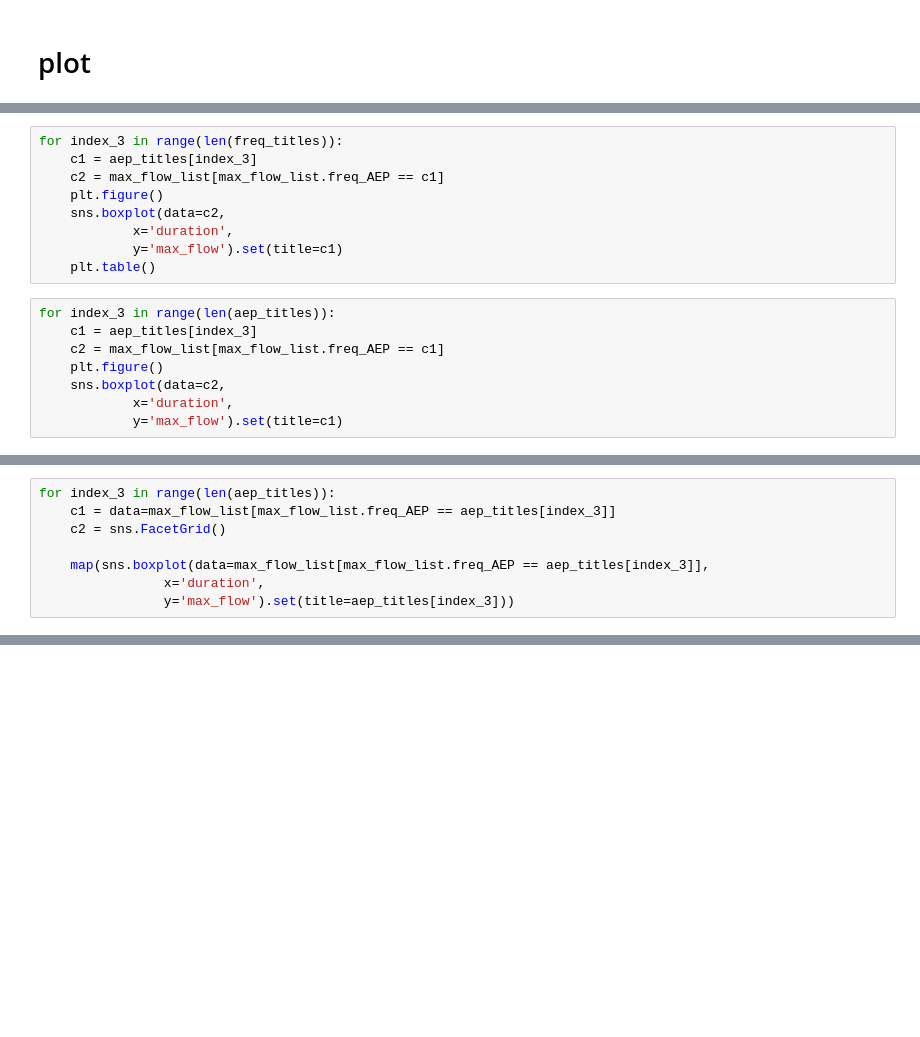
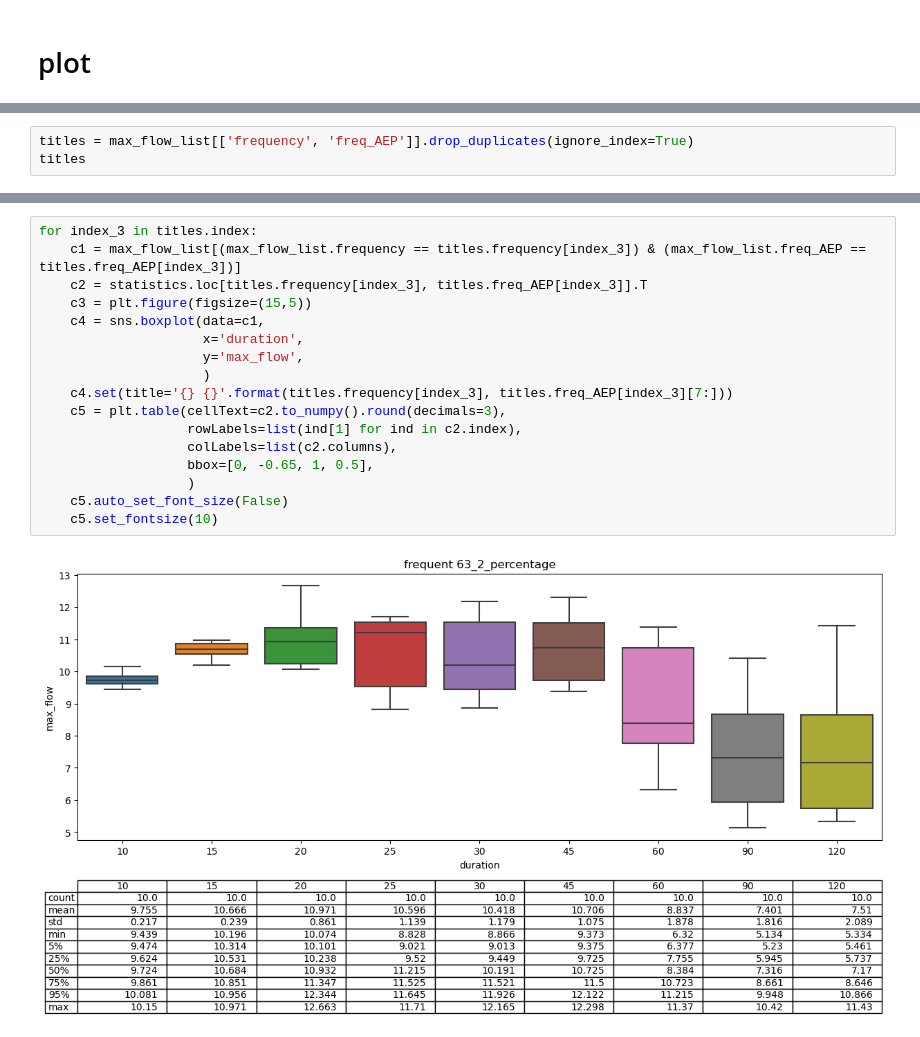
Before and after one commit to Holger-Paxi/Flood_Estimation, a Jupyter notebook: generate_stats_plot_SWMM_hydrograph.ipynb, the cells around one changed output, grey strips where cells are left out. Drawn from its saved outputs; the diff is of its cells as text; blank space fills up the shorter version.

Commit message:
UPDATE generate_stats_plot_SWMM_hydrograph.ipynb that generate the plots

```diff
--- a/generate_stats_plot_SWMM_hydrograph.ipynb
+++ b/generate_stats_plot_SWMM_hydrograph.ipynb
@@ -146,17 +158,0 @@ aep_titles
-# %%
-for index_3 in range(len(freq_titles)):
-    c1 = aep_titles[index_3]
-    c2 = max_flow_list[max_flow_list.freq_AEP == c1]
-    plt.figure()
-    sns.boxplot(data=c2,
-            x='duration',
-            y='max_flow').set(title=c1)
-    plt.table()
-# %%
-for index_3 in range(len(aep_titles)):
-    c1 = aep_titles[index_3]
-    c2 = max_flow_list[max_flow_list.freq_AEP == c1]
-    plt.figure()
-    sns.boxplot(data=c2,
-            x='duration',
-            y='max_flow').set(title=c1)
@@ -252,8 +158,0 @@ sns.boxplot(data=max_flow_list[max_flow_list.freq_AEP == 'freq_0_2_EY'],
-# %%
-for index_3 in range(len(aep_titles)):
-    c1 = data=max_flow_list[max_flow_list.freq_AEP == aep_titles[index_3]]
-    c2 = sns.FacetGrid()
-
-    map(sns.boxplot(data=max_flow_list[max_flow_list.freq_AEP == aep_titles[index_3]],
-                x='duration',
-                y='max_flow').set(title=aep_titles[index_3]))
@@ -268,0 +159,3 @@ sns.boxplot(data=max_flow_list[max_flow_list.freq_AEP == 'freq_0_2_EY'],
+# %%
+titles = max_flow_list[['frequency', 'freq_AEP']].drop_duplicates(ignore_index=True)
+titles
@@ -268,0 +173,19 @@ sns.boxplot(data=max_flow_list[max_flow_list.freq_AEP == 'freq_0_2_EY'],
+# %%
+for index_3 in titles.index:
+    c1 = max_flow_list[(max_flow_list.frequency == titles.frequency[index_3]) & (max_flow_list.freq_AEP == titles.freq_AEP[index_3])]
+    c2 = statistics.loc[titles.frequency[index_3], titles.freq_AEP[index_3]].T
+    c3 = plt.figure(figsize=(15,5))
+    c4 = sns.boxplot(data=c1,
+                     x='duration',
+                     y='max_flow',
+                     )
+    c4.set(title='{} {}'.format(titles.frequency[index_3], titles.freq_AEP[index_3][7:]))
+    c5 = plt.table(cellText=c2.to_numpy().round(decimals=3),
+                   rowLabels=list(ind[1] for ind in c2.index),
+                   colLabels=list(c2.columns),
+                   bbox=[0, -0.65, 1, 0.5],
+                   )
+    c5.auto_set_font_size(False)
+    c5.set_fontsize(10)
+# %% [output]
+[figure, added]
```
Also changed, not shown: parts of 46 cells of this notebook.
